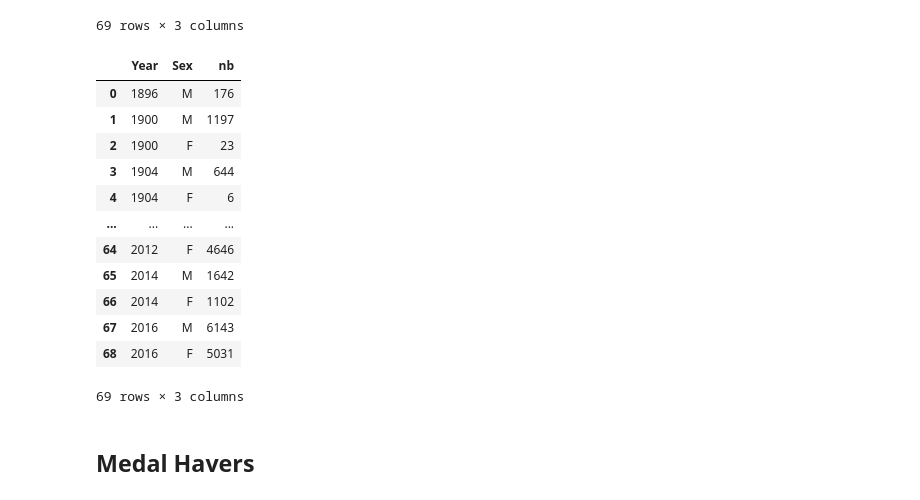
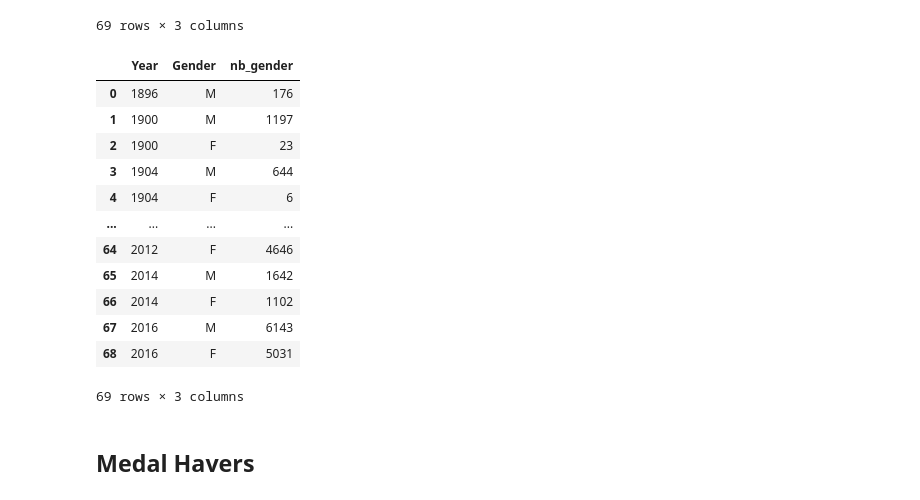
Before and after one commit to Maryam-Dollet/Dataviz_project, a Jupyter notebook: dataviz_project.ipynb, the cells around one changed output. Saved outputs shown, nothing was run; the diff lists cells and outputs as text; code cells hidden in the pictures.

```diff
--- a/dataviz_project.ipynb
+++ b/dataviz_project.ipynb
@@ -97,10 +97,10 @@ fig = px.bar(df2, x="Year", y="nb", color="Sex", title="Gender Repartition", wid
 fig.update_xaxes(type="category")
 fig
 # %%
-df2 = df_merged.groupby(by=["Year","Name"])["Sex"].value_counts().reset_index().rename(columns={"count":"nb"})
-df2.groupby("Year")["Sex"].value_counts().reset_index().rename(columns={"count":"nb"})
+df2 = df_merged.groupby(by=["Year","Name"])["Sex"].value_counts().reset_index()
+df2.groupby("Year")["Sex"].value_counts().reset_index().rename(columns={"count":"nb_gender", "Sex":"Gender"})
 # %% [output]
-|  | Year | Sex | nb |
+|  | Year | Gender | nb_gender |
 | 0 | 1896 | M | 176 |
 | 1 | 1900 | M | 1197 |
 | 2 | 1900 | F | 23 |
```
